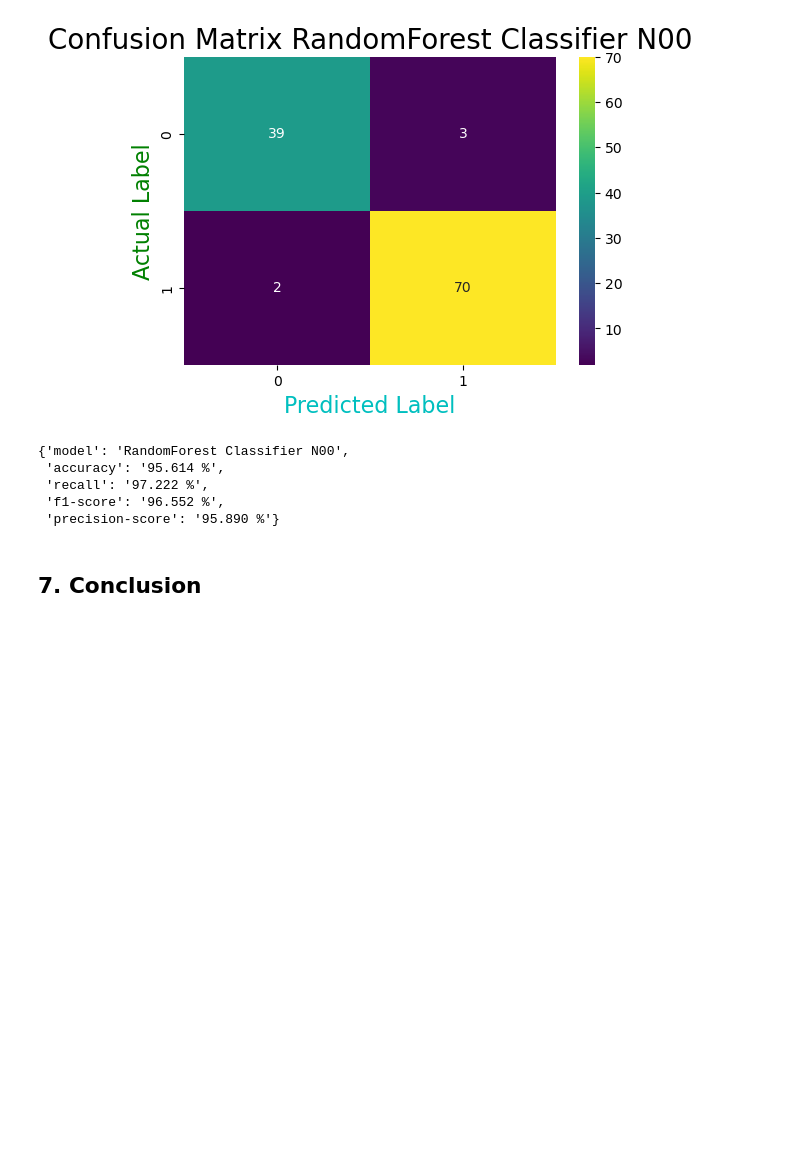
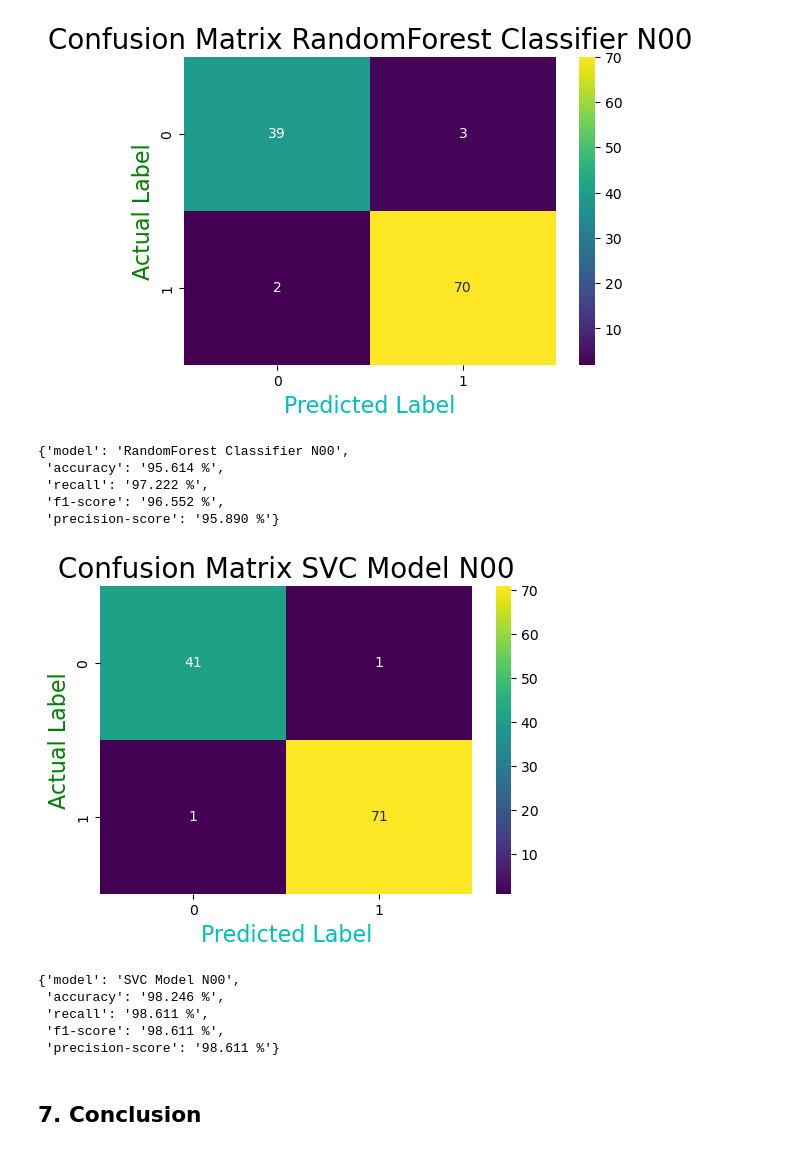
Before and after one commit to snowden1010/Breast-Cancer, a Jupyter notebook: Breast-Cancer-Classification.ipynb, the cells around one changed output. Saved outputs shown, nothing was run; the diff lists cells and outputs as text; code cells hidden in the pictures; blank space fills up the shorter version.

Commit message:
Trained & Evaluated SVC Model

```diff
--- a/Breast-Cancer-Classification.ipynb
+++ b/Breast-Cancer-Classification.ipynb
@@ -460,3 +460,6 @@ rfc_model.fit(X_train_scaled, y_train)
 RandomForestClassifier(random_state=42)
 # %% [markdown]
 <hr>
+# %%
+svc_model = SVC(random_state=42)
+svc_model.fit(X_train_scaled, y_train)
@@ -518,5 +525,14 @@ evaluate_model(rfc_model, "RandomForest Classifier N00", X_test_scaled, y_test)
  'recall': '97.222 %',
  'f1-score': '96.552 %',
  'precision-score': '95.890 %'}
+# %%
+evaluate_model(svc_model, "SVC Model N00", X_test_scaled, y_test)
+# %% [output]
+[figure, added]
+{'model': 'SVC Model N00',
+ 'accuracy': '98.246 %',
+ 'recall': '98.611 %',
+ 'f1-score': '98.611 %',
+ 'precision-score': '98.611 %'}
 # %% [markdown]
 ## 7. Conclusion
```
Also changed, not shown: parts of 4 cells of this notebook.
